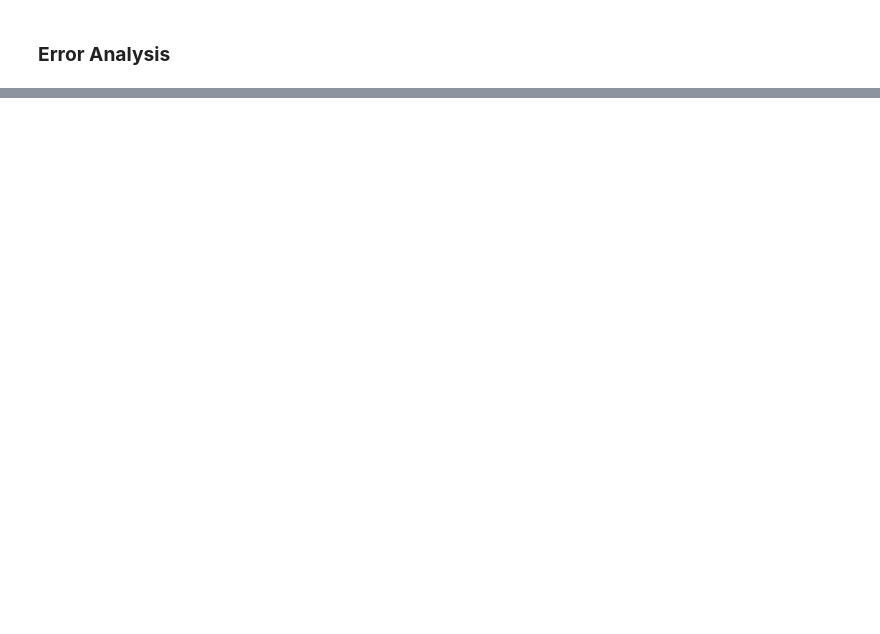
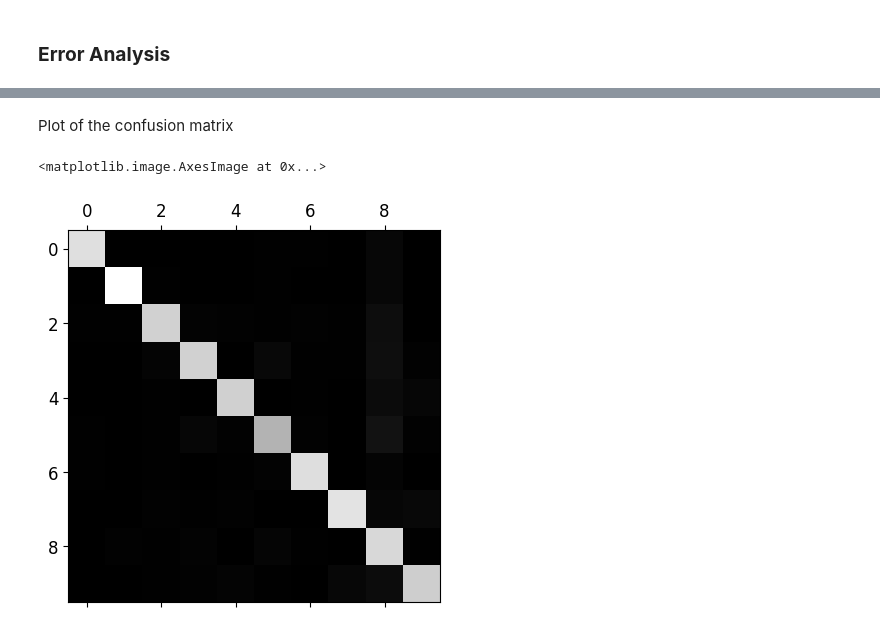
Before and after one commit to dfongang/handson-ml2, a Jupyter notebook: chapter_03/classification.ipynb, the cells around one changed output, grey strips where cells are left out. Saved outputs shown, nothing was run; the diff lists cells and outputs as text; code cells hidden in the pictures; blank space fills up the shorter version.

Commit message:
error analysis:confusion matrix

```diff
--- a/chapter_03/classification.ipynb
+++ b/chapter_03/classification.ipynb
@@ -456,0 +459,5 @@ array([0.90075, 0.89405, 0.9014 ])
+# %%
+from sklearn.model_selection import cross_val_predict
+y_train_pred = cross_val_predict(sgd_clf, X_train_scaled, y_train, cv=3, n_jobs=-1)
+conf_mx = confusion_matrix(y_true=y_train, y_pred=y_train_pred)
+conf_mx
@@ -456,0 +475,7 @@ array([0.90075, 0.89405, 0.9014 ])
+# %% [markdown]
+Plot of the confusion matrix
+# %%
+plt.matshow(conf_mx, cmap=plt.cm.gray)
+# %% [output]
+<matplotlib.image.AxesImage at 0x...>
+[figure, added]
```
Also changed, not shown: parts of 14 cells of this notebook.
